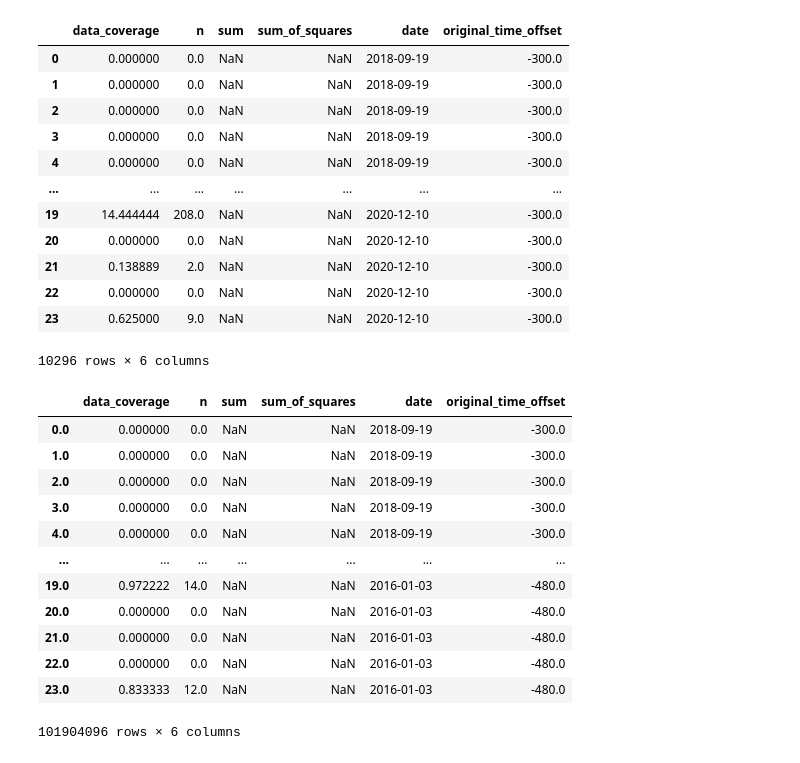
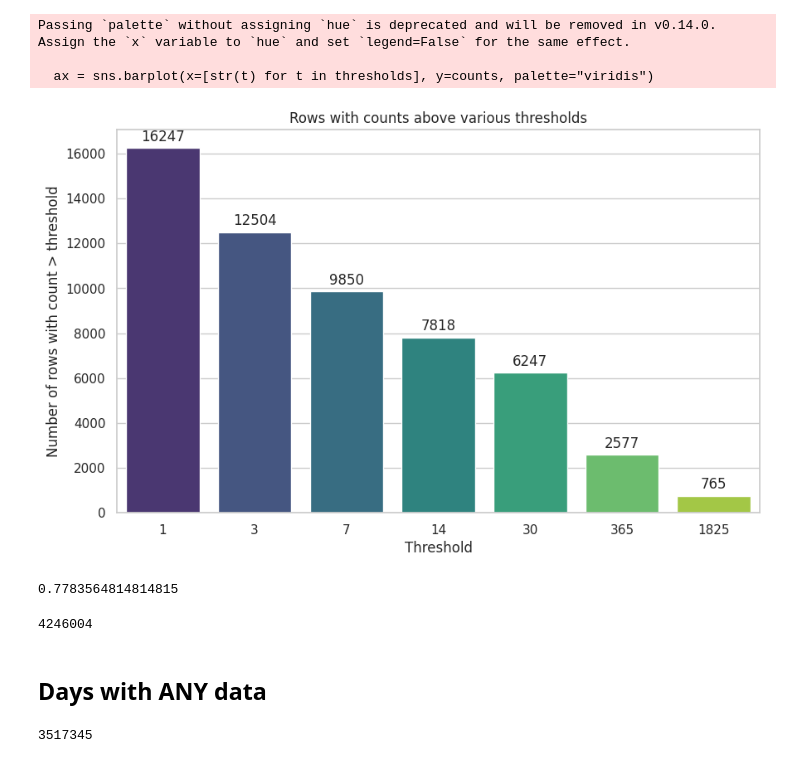
Before and after one commit to NarayanSchuetz/MHC_Dataset, a Jupyter notebook: metadata_analysis.ipynb, the cells around one changed output. Cells and saved outputs as stored; diff of their text form; code cells hidden in the pictures.

```diff
--- a/metadata_analysis.ipynb
+++ b/metadata_analysis.ipynb
@@ -4,41 +7,33 @@ import numpy as np
 # %%
-import glob
-import pyarrow.dataset as ds
-
 dfs = []
 files = glob.glob("/scratch/users/schuetzn/data/mhc_dataset/*/metadata.parquet")
 for file in files:
+    hq = file.split("/")[-2]
     df = pd.read_parquet(file)
-    break
+    df["healthCode"] = hq
+    dfs.append(df)
-# %%
-df
-# %% [output]
-|  | data_coverage | n | sum | sum_of_squares | date | original_time_offset |
-| 0 | 0.000000 | 0.0 | NaN | NaN | 2018-09-19 | -300.0 |
-| 1 | 0.000000 | 0.0 | NaN | NaN | 2018-09-19 | -300.0 |
-| 2 | 0.000000 | 0.0 | NaN | NaN | 2018-09-19 | -300.0 |
-| 3 | 0.000000 | 0.0 | NaN | NaN | 2018-09-19 | -300.0 |
-| 4 | 0.000000 | 0.0 | NaN | NaN | 2018-09-19 | -300.0 |
-| ... | ... | ... | ... | ... | ... | ... |
-| 19 | 14.444444 | 208.0 | NaN | NaN | 2020-12-10 | -300.0 |
-| 20 | 0.000000 | 0.0 | NaN | NaN | 2020-12-10 | -300.0 |
-| 21 | 0.138889 | 2.0 | NaN | NaN | 2020-12-10 | -300.0 |
-| 22 | 0.000000 | 0.0 | NaN | NaN | 2020-12-10 | -300.0 |
-| 23 | 0.625000 | 9.0 | NaN | NaN | 2020-12-10 | -300.0 |
-10296 rows × 6 columns
-# %%
-df
-# %% [output]
-|  | data_coverage | n | sum | sum_of_squares | date | original_time_offset |
-| 0.0 | 0.000000 | 0.0 | NaN | NaN | 2018-09-19 | -300.0 |
-| 1.0 | 0.000000 | 0.0 | NaN | NaN | 2018-09-19 | -300.0 |
-| 2.0 | 0.000000 | 0.0 | NaN | NaN | 2018-09-19 | -300.0 |
-| 3.0 | 0.000000 | 0.0 | NaN | NaN | 2018-09-19 | -300.0 |
-| 4.0 | 0.000000 | 0.0 | NaN | NaN | 2018-09-19 | -300.0 |
-| ... | ... | ... | ... | ... | ... | ... |
-| 19.0 | 0.972222 | 14.0 | NaN | NaN | 2016-01-03 | -480.0 |
-| 20.0 | 0.000000 | 0.0 | NaN | NaN | 2016-01-03 | -480.0 |
-| 21.0 | 0.000000 | 0.0 | NaN | NaN | 2016-01-03 | -480.0 |
-| 22.0 | 0.000000 | 0.0 | NaN | NaN | 2016-01-03 | -480.0 |
-| 23.0 | 0.833333 | 12.0 | NaN | NaN | 2016-01-03 | -480.0 |
-101904096 rows × 6 columns
+# %%
+df = pd.concat(dfs)
+# %%
+stats = df.groupby("healthCode")["date"].apply(lambda x: len(np.unique(x)))
+# %%
+counts_series = stats
+thresholds = [1, 3, 7, 14, 30, 365, 5 * 365]
+values = [(counts_series > t).sum() for t in thresholds]
+counts = [(counts_series > t).sum() for t in thresholds]
+
+
+sns.set(style="whitegrid")
+plt.figure(figsize=(10, 6))
+ax = sns.barplot(x=[str(t) for t in thresholds], y=counts, palette="viridis")
+for i, count in enumerate(counts):
+    ax.text(i, count + max(counts) * 0.01, str(count), ha='center', va='bottom', fontsize=12)
+plt.xlabel("Threshold")
+plt.ylabel("Number of rows with count > threshold")
+plt.title("Rows with counts above various thresholds")
+plt.show()
+# %% [output]
+Passing `palette` without assigning `hue` is deprecated and will be removed in v0.14.0. Assign the `x` variable to `hue` and set `legend=False` for the same effect.
+
+  ax = sns.barplot(x=[str(t) for t in thresholds], y=counts, palette="viridis")
+[figure, added]
@@ -44,0 +52,8 @@ df
+# %%
+data_coverage_mean
+# %% [output]
+0.7783564814814815
+# %%
+len(daily_stats)
+# %% [output]
+4246004
@@ -44,0 +66,6 @@ df
+# %% [markdown]
+## Days with ANY data
+# %%
+len(coverage_df[coverage_df.data_coverage_sum > 0])
+# %% [output]
+3517345
```
Also changed, not shown: parts of 6 cells of this notebook, 1 other file.
